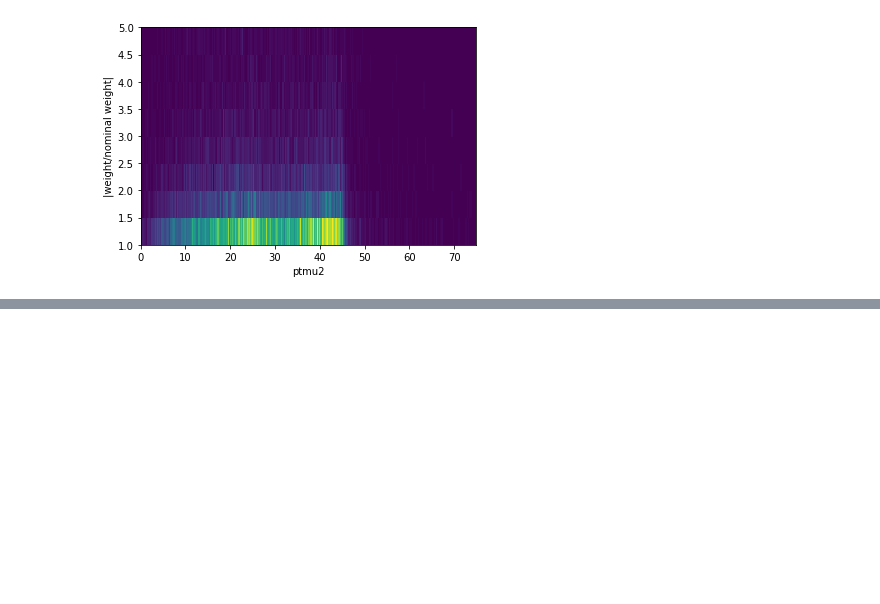
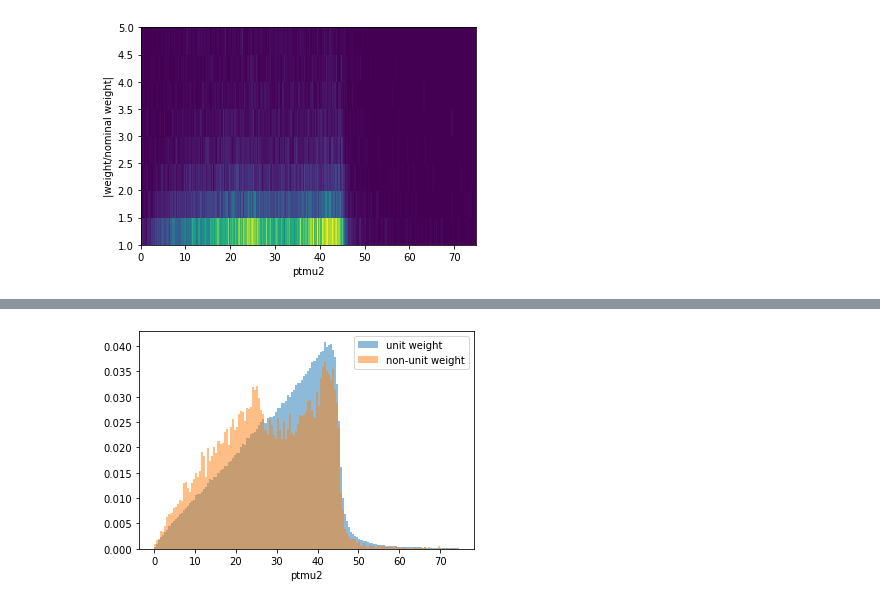
Before and after one commit to kdlong/MiNNLOValidation, a Jupyter notebook: genWeightStudy.ipynb, the cells around one changed output, grey strips where cells are left out. Cells and saved outputs as stored; diff of their text form; code cells hidden in the pictures; blank space fills up the shorter version.

```diff
--- a/genWeightStudy.ipynb
+++ b/genWeightStudy.ipynb
@@ -110,0 +120,8 @@ plt.show()
+# %%
+histnom = plt.hist(df_filtnom["ptmu2"], bins=([0.5*i for i in range(150)]), density=True, alpha=0.5, label="unit weight")
+histlarge = plt.hist(df_filt["ptmu2"], bins=([0.5*i for i in range(150)]), density=True, alpha=0.5, label="non-unit weight")
+plt.legend()
+plt.xlabel("ptmu2")
+plt.show()
+# %% [output]
+[figure, added]
```
Also changed, not shown: parts of 4 cells of this notebook.
